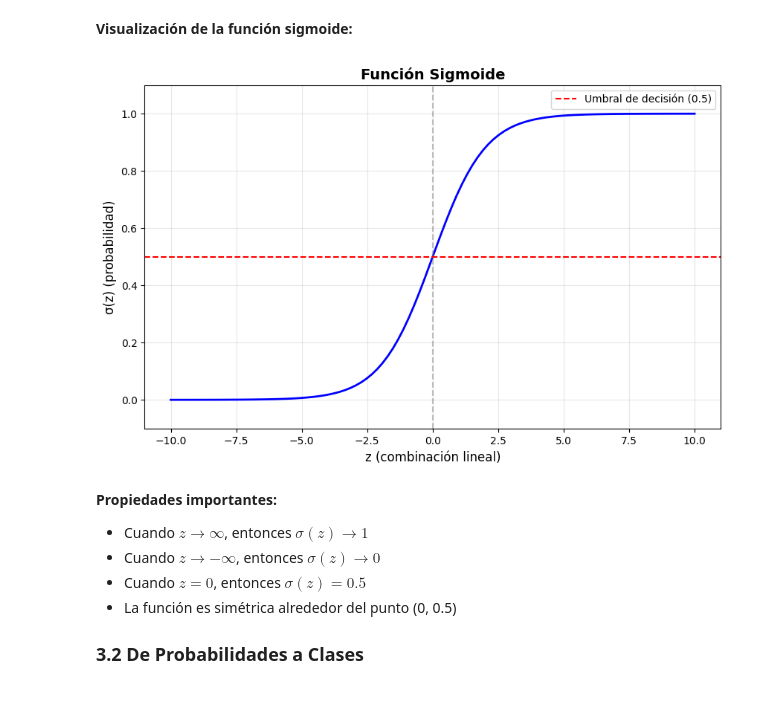
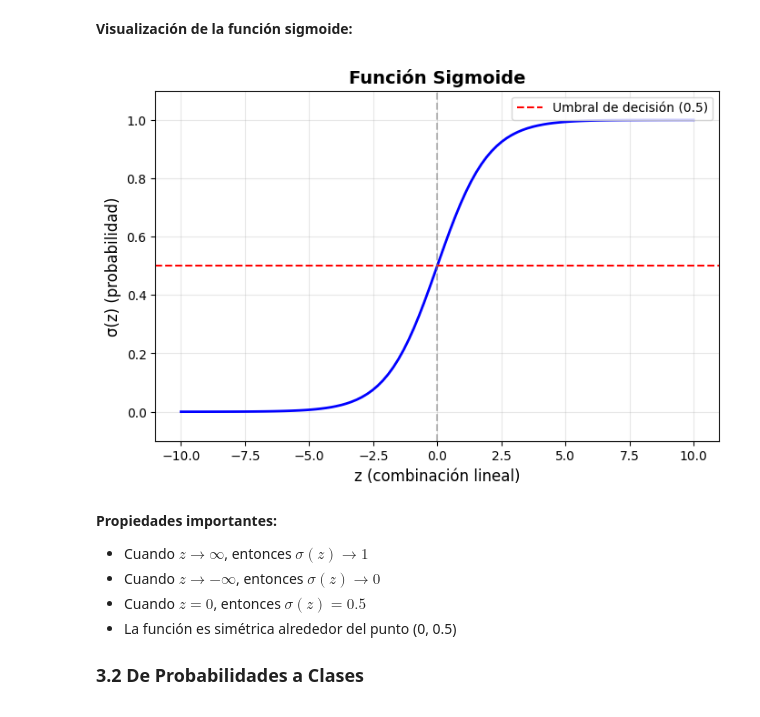
Before and after one commit to financieras/articulos, a Jupyter notebook: logistic_regression.ipynb, the cells around one changed output. Cells and saved outputs as stored; diff of their text form; code cells hidden in the pictures.

```diff
--- a/logistic_regression.ipynb
+++ b/logistic_regression.ipynb
@@ -331,22 +335,22 @@ def sigmoid(z):
 # %%
 # Crear valores de z entre -10 y 10
 z = np.linspace(-10, 10, 100)
 sigma_z = sigmoid(z)
 
 # Graficar
-plt.figure(figsize=(10, 6))
+plt.figure(figsize=(8, 5))
 plt.plot(z, sigma_z, linewidth=2, color='blue')
 plt.axhline(y=0.5, color='red', linestyle='--', label='Umbral de decisión (0.5)')
 plt.axvline(x=0, color='gray', linestyle='--', alpha=0.5)
 plt.grid(True, alpha=0.3)
 plt.xlabel('z (combinación lineal)', fontsize=12)
 plt.ylabel('σ(z) (probabilidad)', fontsize=12)
 plt.title('Función Sigmoide', fontsize=14, fontweight='bold')
 plt.legend()
 plt.ylim(-0.1, 1.1)
 plt.show()
 # %% [output]
-[figure, old version]
+[figure, new version]
 # %% [markdown]
 **Propiedades importantes:**
 
```
Also changed, not shown: parts of 9 cells of this notebook.
